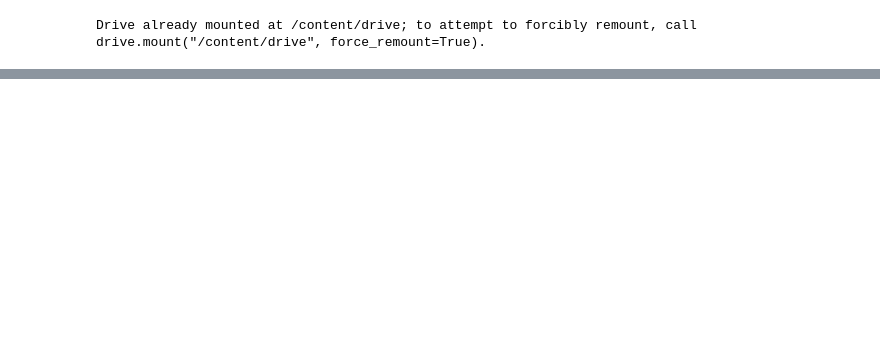
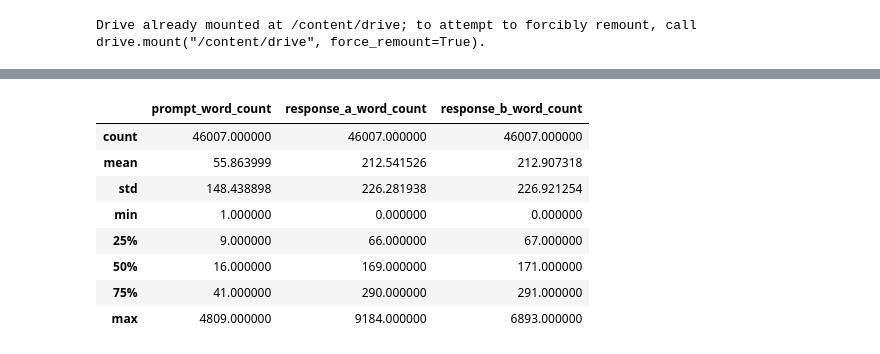
Before and after one commit to ErenUlger80/GROUP28_CENG313, a Jupyter notebook: assignment1_eda_baseline.ipynb, the cells around one changed output, grey strips where cells are left out. Drawn from its saved outputs; the diff is of its cells as text; code cells hidden in the pictures; blank space fills up the shorter version.

```diff
--- a/assignment1_eda_baseline.ipynb
+++ b/assignment1_eda_baseline.ipynb
@@ -35,0 +355,25 @@ Eğitim verisi boyutu: (57477, 9)
+# %%
+import pandas as pd
+
+# Soruların ve cevapların kelime sayılarını hesaplayıyoruz
+for col in ["prompt", "response_a", "response_b"]:
+    word_counts = []
+    for turns in train_part[col + "_turns"]:
+        # Her satırdaki konuşmaların toplam kelime sayısını buluyoruz
+        total_words = sum(len(str(turn).split()) for turn in turns if turn is not None)
+        word_counts.append(total_words)
+
+    train_part[col + "_word_count"] = word_counts
+
+# Temel istatistikleri ekrana yazdırıyoruz
+display(train_part[["prompt_word_count", "response_a_word_count", "response_b_word_count"]].describe())
+# %% [output]
+|  | prompt_word_count | response_a_word_count | response_b_word_count |
+| count | 46007.000000 | 46007.000000 | 46007.000000 |
+| mean | 55.863999 | 212.541526 | 212.907318 |
+| std | 148.438898 | 226.281938 | 226.921254 |
+| min | 1.000000 | 0.000000 | 0.000000 |
+| 25% | 9.000000 | 66.000000 | 67.000000 |
+| 50% | 16.000000 | 169.000000 | 171.000000 |
+| 75% | 41.000000 | 290.000000 | 291.000000 |
+| max | 4809.000000 | 9184.000000 | 6893.000000 |
```
Also changed, not shown: parts of 16 cells of this notebook.
